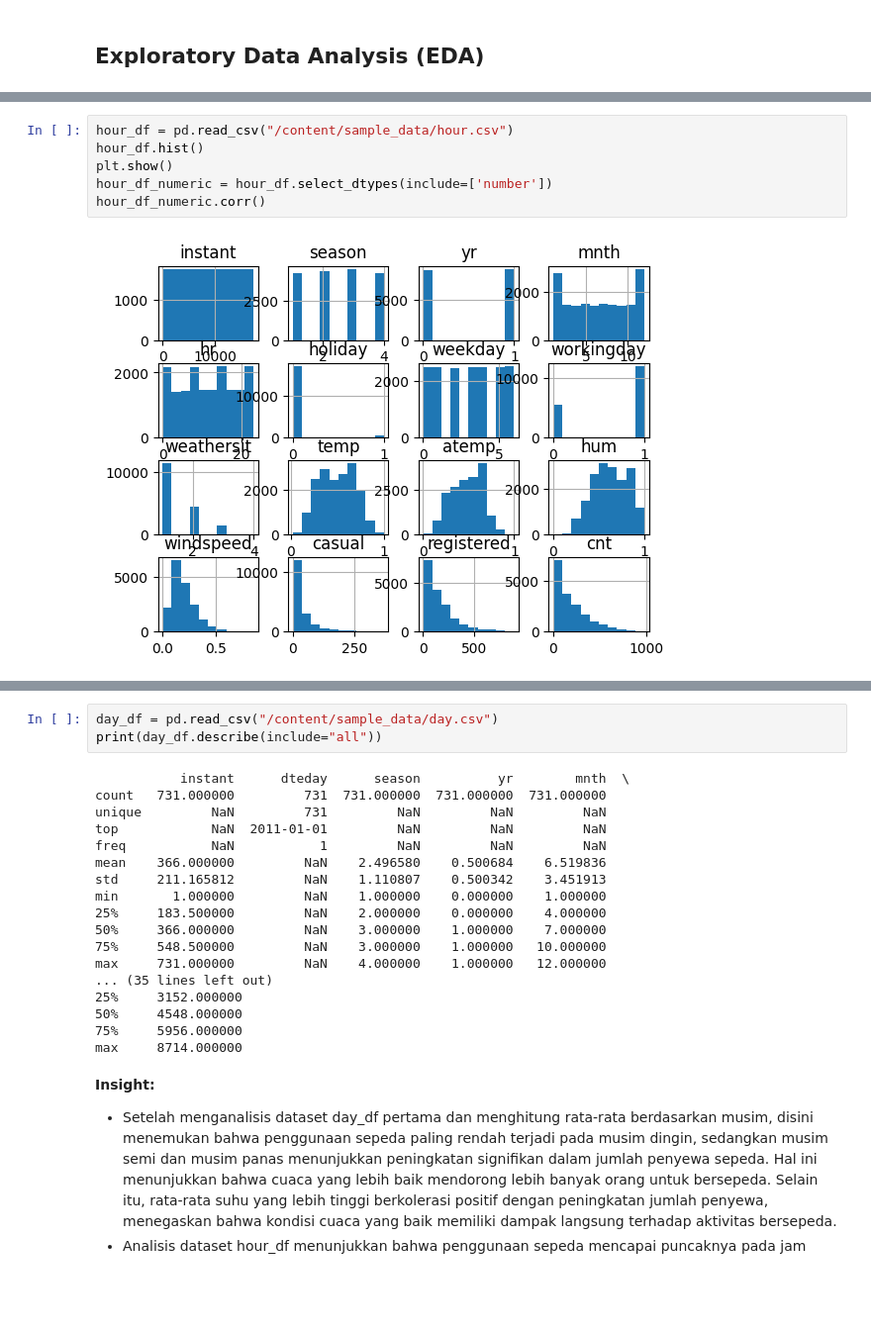
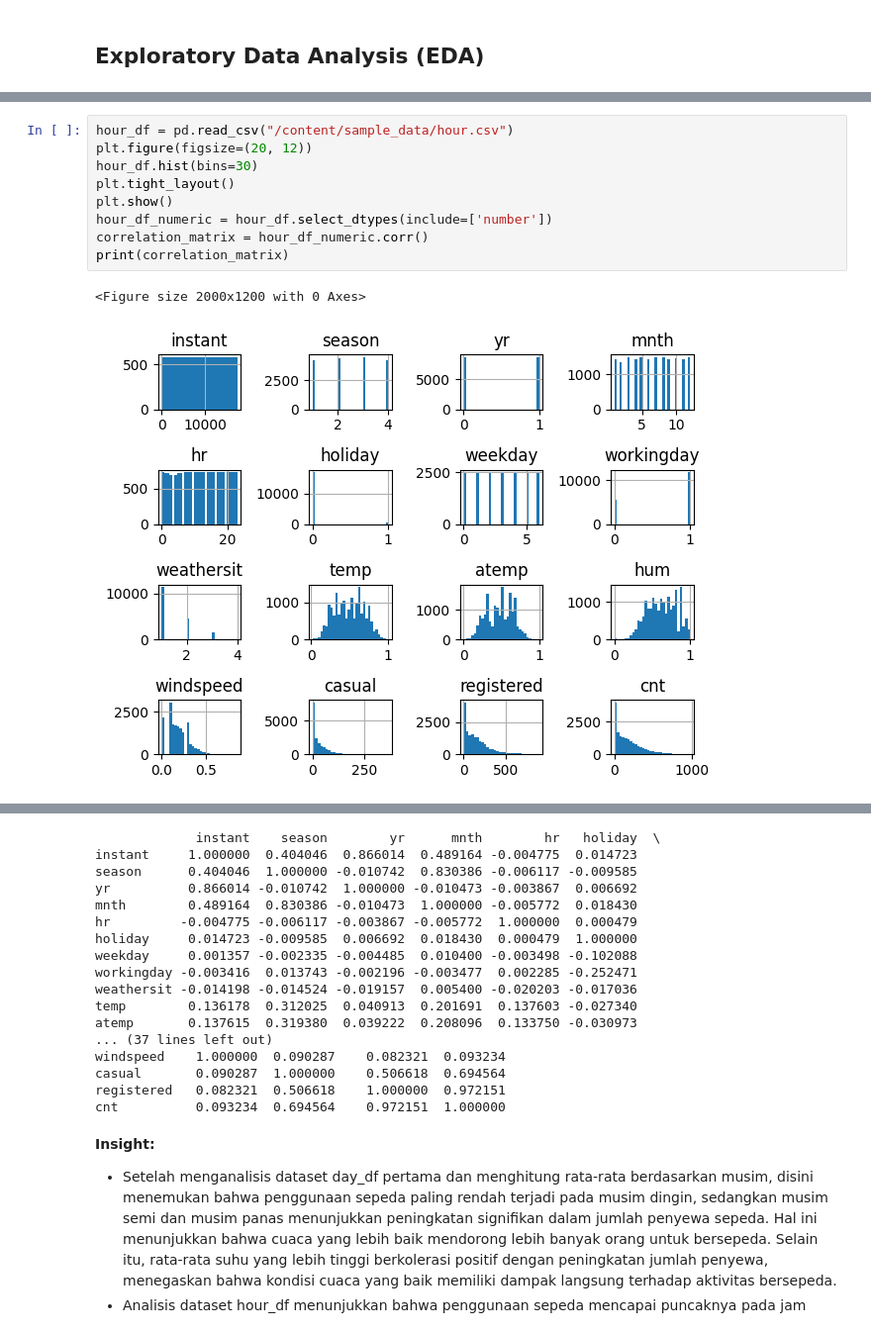
Before and after one commit to carlo366/proyek_analisis_data, a Jupyter notebook: notebook.ipynb, the cells around one changed output, grey strips where cells are left out. Shown: that part at 99% size. Saved outputs shown, nothing was run; the diff lists cells and outputs as text; blank space fills up the shorter version.

```diff
--- a/notebook.ipynb
+++ b/notebook.ipynb
@@ -220,8 +176,12 @@ hum           float64
 # %%
 hour_df = pd.read_csv("/content/sample_data/hour.csv")
-hour_df.hist()
+plt.figure(figsize=(20, 12))
+hour_df.hist(bins=30)
+plt.tight_layout()
 plt.show()
 hour_df_numeric = hour_df.select_dtypes(include=['number'])
-hour_df_numeric.corr()
+correlation_matrix = hour_df_numeric.corr()
+print(correlation_matrix)
 # %% [output]
+<Figure size 2000x1200 with 0 Axes>
-[figure, old version]
+[figure, new version]
@@ -245,24 +188,20 @@ hour_df_numeric.corr()
+             instant    season        yr      mnth        hr   holiday  \
+instant     1.000000  0.404046  0.866014  0.489164 -0.004775  0.014723
+season      0.404046  1.000000 -0.010742  0.830386 -0.006117 -0.009585
+yr          0.866014 -0.010742  1.000000 -0.010473 -0.003867  0.006692
+mnth        0.489164  0.830386 -0.010473  1.000000 -0.005772  0.018430
+hr         -0.004775 -0.006117 -0.003867 -0.005772  1.000000  0.000479
+holiday     0.014723 -0.009585  0.006692  0.018430  0.000479  1.000000
+weekday     0.001357 -0.002335 -0.004485  0.010400 -0.003498 -0.102088
+workingday -0.003416  0.013743 -0.002196 -0.003477  0.002285 -0.252471
+weathersit -0.014198 -0.014524 -0.019157  0.005400 -0.020203 -0.017036
+temp        0.136178  0.312025  0.040913  0.201691  0.137603 -0.027340
+atemp       0.137615  0.319380  0.039222  0.208096  0.133750 -0.030973
+... (37 lines left out)
+windspeed    1.000000  0.090287    0.082321  0.093234
+casual       0.090287  1.000000    0.506618  0.694564
+registered   0.082321  0.506618    1.000000  0.972151
+cnt          0.093234  0.694564    0.972151  1.000000
-# %%
-day_df = pd.read_csv("/content/sample_data/day.csv")
-print(day_df.describe(include="all"))
-# %% [output]
-           instant      dteday      season          yr        mnth  \
-count   731.000000         731  731.000000  731.000000  731.000000
-unique         NaN         731         NaN         NaN         NaN
-top            NaN  2011-01-01         NaN         NaN         NaN
-freq           NaN           1         NaN         NaN         NaN
-mean    366.000000         NaN    2.496580    0.500684    6.519836
-std     211.165812         NaN    1.110807    0.500342    3.451913
-min       1.000000         NaN    1.000000    0.000000    1.000000
-25%     183.500000         NaN    2.000000    0.000000    4.000000
-50%     366.000000         NaN    3.000000    1.000000    7.000000
-75%     548.500000         NaN    3.000000    1.000000   10.000000
-max     731.000000         NaN    4.000000    1.000000   12.000000
-... (35 lines left out)
-25%     3152.000000
-50%     4548.000000
-75%     5956.000000
-max     8714.000000
 # %% [markdown]
 **Insight:**
 - Setelah menganalisis dataset day_df pertama dan menghitung rata-rata berdasarkan musim, disini menemukan bahwa penggunaan sepeda paling rendah terjadi pada musim dingin, sedangkan musim semi dan musim panas menunjukkan peningkatan signifikan dalam jumlah penyewa sepeda. Hal ini menunjukkan bahwa cuaca yang lebih baik mendorong lebih banyak orang untuk bersepeda. Selain itu, rata-rata suhu yang lebih tinggi berkolerasi positif dengan peningkatan jumlah penyewa, menegaskan bahwa kondisi cuaca yang baik memiliki dampak langsung terhadap aktivitas bersepeda.
```
Also changed, not shown: parts of 23 cells of this notebook, 2 other files.
